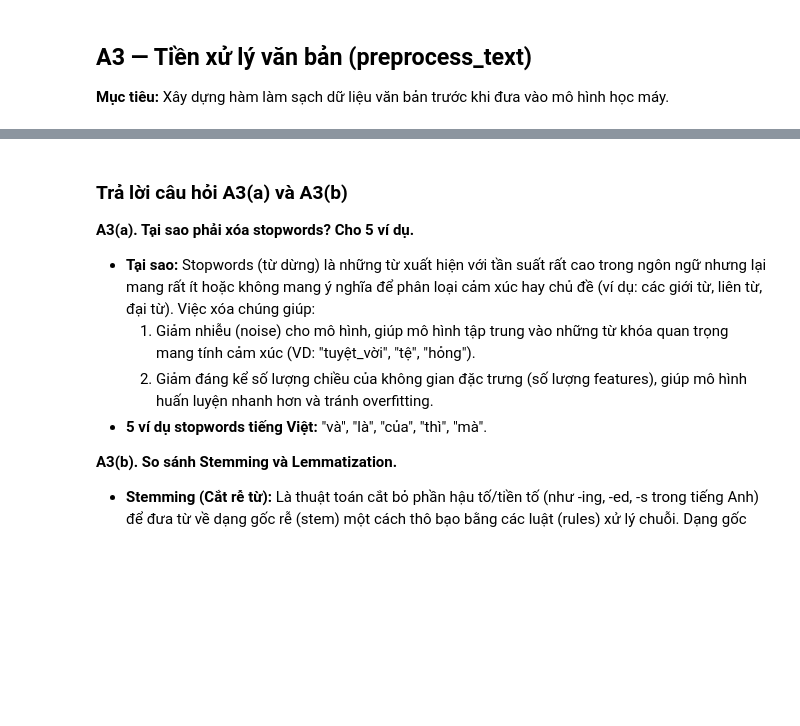
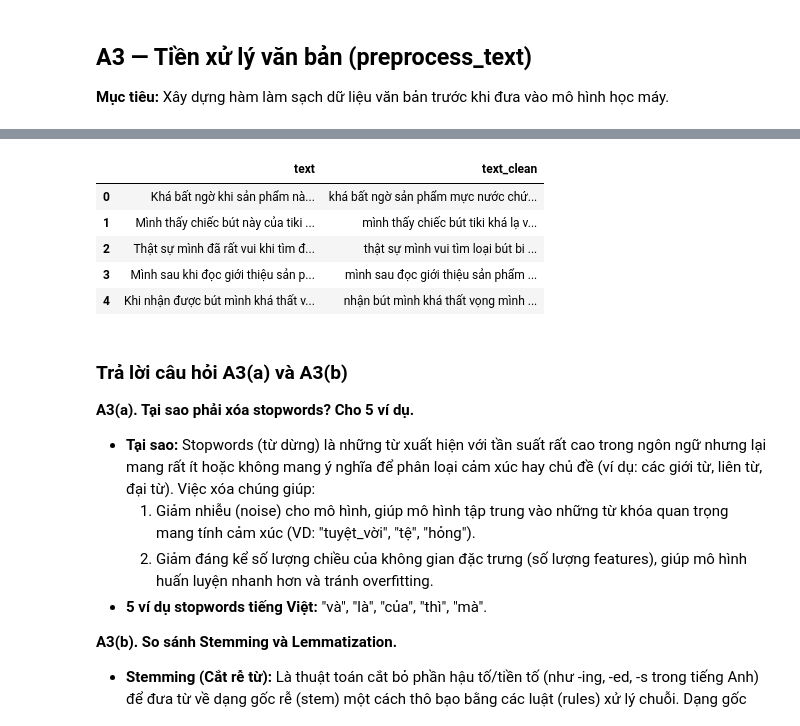
Before and after one commit to peterphenikaa/python-eda-project, a Jupyter notebook: notebook.ipynb, the cells around one changed output, grey strips where cells are left out. Drawn from its saved outputs; the diff is of its cells as text; code cells hidden in the pictures; blank space fills up the shorter version.

```diff
--- a/notebook.ipynb
+++ b/notebook.ipynb
@@ -154,12 +154,13 @@ plt.show()
 # %%
 import re
 import string
+import unicodedata
 import nltk
 from nltk.tokenize import word_tokenize
 
 # Nếu máy chưa tải gói punkt của NLTK, hãy bỏ comment dòng dưới để tải về:
-# nltk.download('punkt')
-# nltk.download('punkt_tab')
+nltk.download('punkt')
+nltk.download('punkt_tab')
 
 # Danh sách stopwords tiếng Việt cơ bản (Do NLTK chưa hỗ trợ sẵn tiếng Việt)
 vietnamese_stopwords = set(['và', 'là', 'của', 'có', 'trong', 'với', 'cho', 'một', 'những', 'để', 'như', 'nhưng', 'khi', 'các', 'cái', 'này', 'thì', 'rằng', 'bằng', 'từ', 'rất', 'quá', 'cũng', 'đã', 'được', 'lại', 'thêm', 'nhé', 'nha', 'ạ', 'ơi', 'đi'])
@@ -168,6 +169,9 @@ def preprocess_text(text):
     if not isinstance(text, str):
         return ""
 
+    # 1. Lowercase (Viết thường)
+    # Chuẩn hóa Unicode (NFC) để sửa lỗi chữ tiếng Việt bị tách rời
+    text = unicodedata.normalize('NFC', text)
     # 1. Lowercase (Viết thường)
     text = text.lower()
 
@@ -198,3 +202,4 @@ df['text_clean'] = df['text'].apply(preprocess_text)
 
 # Xem kết quả trước và sau khi tiền xử lý
 display(df[['text', 'text_clean']].head())
+# %% [output]
@@ -201,3 +212,9 @@ display(df[['text', 'text_clean']].head())
+|  | text | text_clean |
+| 0 | Khá bất ngờ khi sản phẩm nà... | khá bất ngờ sản phẩm mực nước chứ... |
+| 1 | Mình thấy chiếc bút này của tiki ... | mình thấy chiếc bút tiki khá lạ v... |
+| 2 | Thật sự mình đã rất vui khi tìm đ... | thật sự mình vui tìm loại bút bi ... |
+| 3 | Mình sau khi đọc giới thiệu sản p... | mình sau đọc giới thiệu sản phẩm ... |
+| 4 | Khi nhận được bút mình khá thất v... | nhận bút mình khá thất vọng mình ... |
 # %% [markdown]
 ### Trả lời câu hỏi A3(a) và A3(b)
 
```
Also changed, not shown: parts of 5 cells of this notebook.
